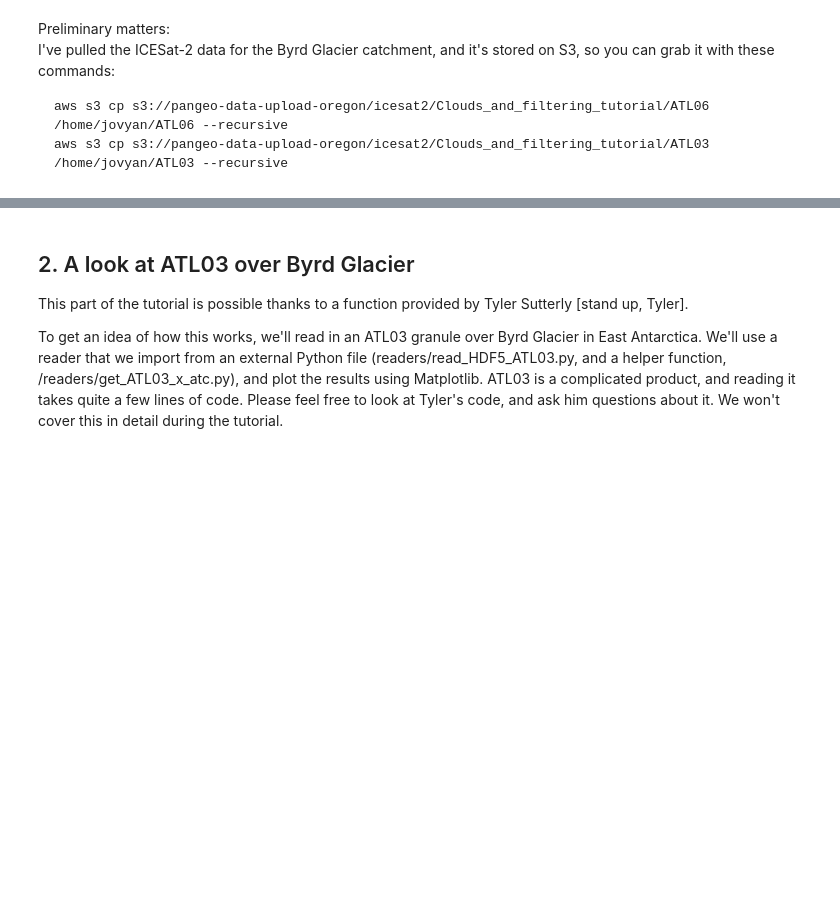
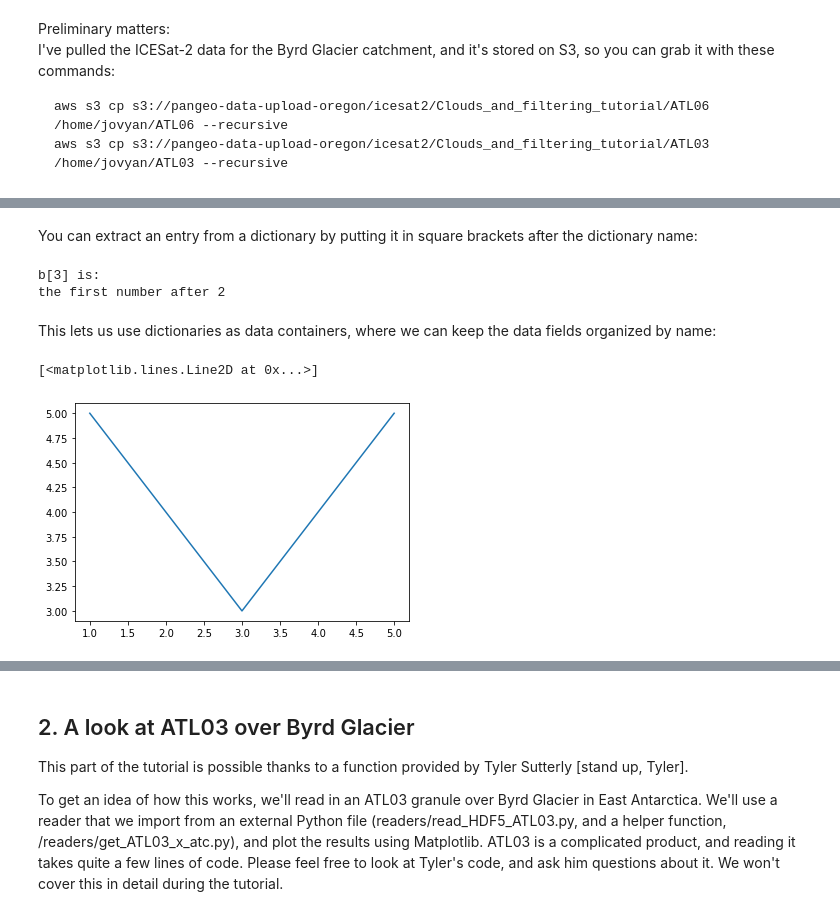
Before and after one commit to ICESAT-2HackWeek/Clouds_and_data_filtering, a Jupyter notebook: notebooks/Clouds_and_data_quality.ipynb, the cells around one changed output, grey strips where cells are left out. Drawn from its saved outputs; the diff is of its cells as text; code cells hidden in the pictures; blank space fills up the shorter version.

Commit message:
Clouds_and_data_quality.ipynb: added cells on lists and dicts

```diff
--- a/notebooks/Clouds_and_data_quality.ipynb
+++ b/notebooks/Clouds_and_data_quality.ipynb
@@ -40,3 +90,19 @@ I've pulled the ICESat-2 data for the Byrd Glacier catchment, and it's stored on
+# %% [markdown]
+You can extract an entry from a dictionary by putting it in square brackets after the dictionary name:
+# %%
+print("b[3] is:")
+print(b[3])
+# %% [output]
+b[3] is:
+the first number after 2
+# %% [markdown]
+This lets us use dictionaries as data containers, where we can keep the data fields organized by name:
+# %%
+data={'x':np.array([1, 2, 3, 4, 5]), 'y':np.array([5, 4, 3, 4, 5])}
+plt.plot(data['x'], data['y'])
+# %% [output]
+[<matplotlib.lines.Line2D at 0x...>]
+[figure, added]
 # %% [markdown]
 ## 1.  Introduction: Signals and signal finding.
 
```
Also changed, not shown: parts of 8 cells of this notebook.
